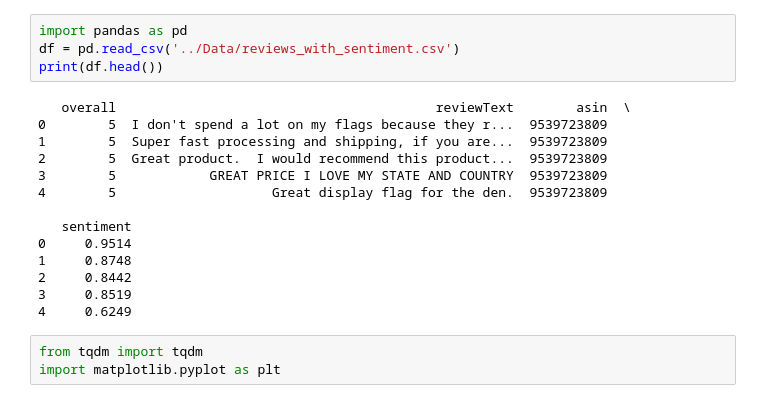
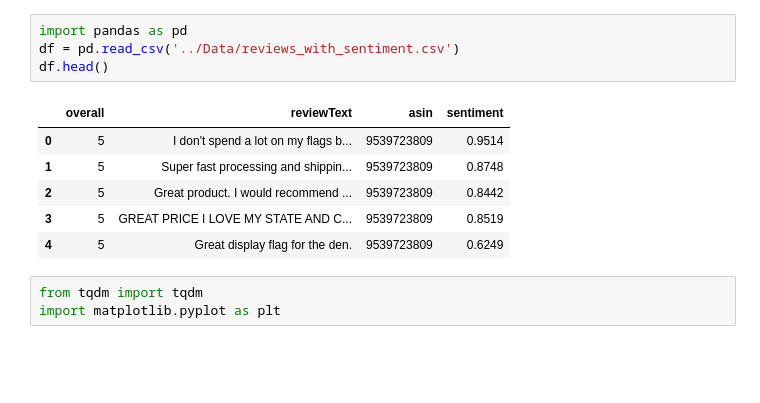
Before and after one commit to ESadik0908/Dissertation, a Jupyter notebook: Notebooks/Vader Sentiment Analysis Results.ipynb, the cells around one changed output. Saved outputs shown, nothing was run; the diff lists cells and outputs as text; blank space fills up the shorter version.

```diff
--- a/Notebooks/Vader Sentiment Analysis Results.ipynb
+++ b/Notebooks/Vader Sentiment Analysis Results.ipynb
@@ -1,21 +1,14 @@
 # %%
 import pandas as pd
 df = pd.read_csv('../Data/reviews_with_sentiment.csv')
-print(df.head())
+df.head()
 # %% [output]
-   overall                                         reviewText        asin  \
-0        5  I don't spend a lot on my flags because they r...  9539723809
-1        5  Super fast processing and shipping, if you are...  9539723809
-2        5  Great product.  I would recommend this product...  9539723809
-3        5            GREAT PRICE I LOVE MY STATE AND COUNTRY  9539723809
-4        5                    Great display flag for the den.  9539723809
-
-   sentiment
-0     0.9514
-1     0.8748
-2     0.8442
-3     0.8519
-4     0.6249
+|  | overall | reviewText | asin | sentiment |
+| 0 | 5 | I don't spend a lot on my flags b... | 9539723809 | 0.9514 |
+| 1 | 5 | Super fast processing and shippin... | 9539723809 | 0.8748 |
+| 2 | 5 | Great product. I would recommend ... | 9539723809 | 0.8442 |
+| 3 | 5 | GREAT PRICE I LOVE MY STATE AND C... | 9539723809 | 0.8519 |
+| 4 | 5 | Great display flag for the den. | 9539723809 | 0.6249 |
 # %%
 from tqdm import tqdm
 import matplotlib.pyplot as plt
```
Also changed, not shown: 3 other files.
